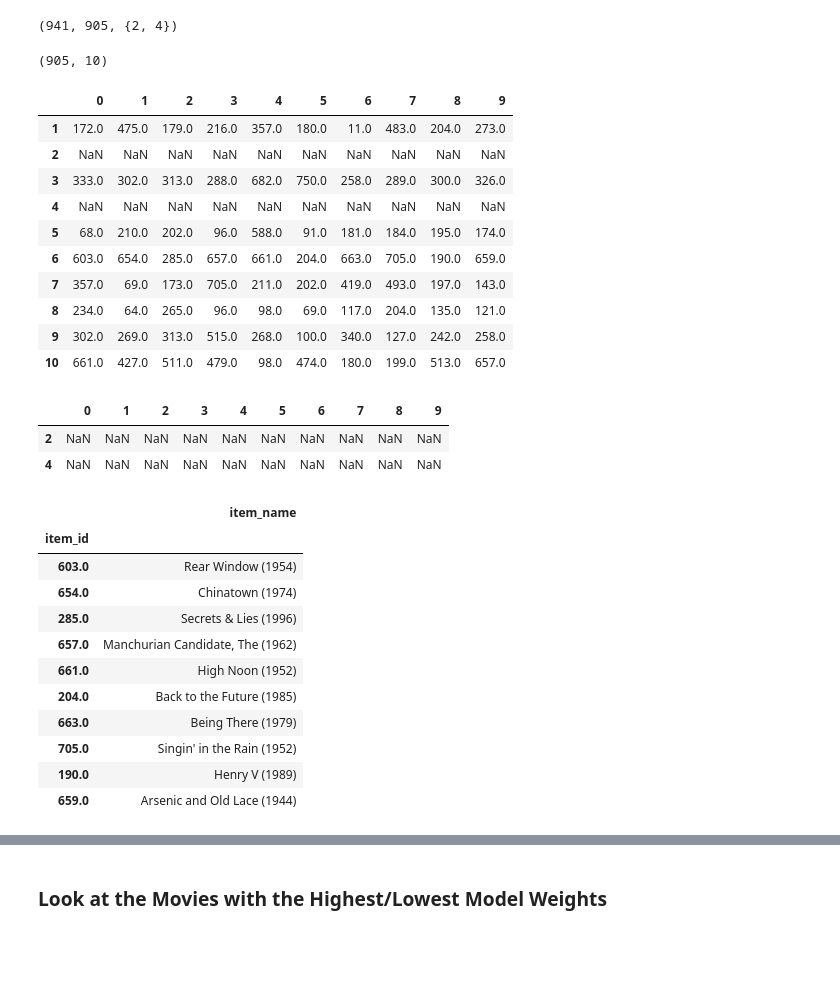
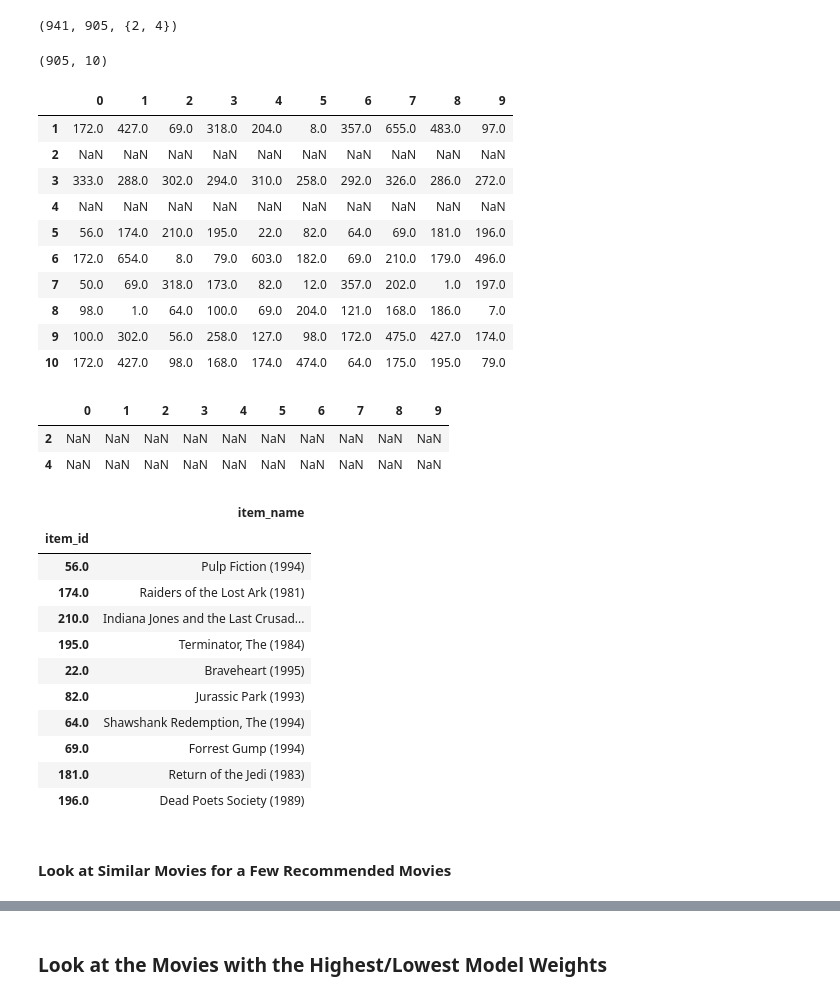
Before and after one commit to etlundquist/rankfm, a Jupyter notebook: notebooks/movielens-example.ipynb, the cells around one changed output, grey strips where cells are left out. Saved outputs shown, nothing was run; the diff lists cells and outputs as text; code cells hidden in the pictures; blank space fills up the shorter version.

Commit message:
added similar user/item methods

```diff
--- a/notebooks/movielens-example.ipynb
+++ b/notebooks/movielens-example.ipynb
@@ -319,7 +319,7 @@ item_features[item_features.item_id.isin(pd.Series([0,1,2,3,4]).map(model.index_
 | 3 | 4 | 1 | 0 | 0 | 0 | 1 | ... |
 | 4 | 5 | 0 | 0 | 0 | 0 | 0 | ... |
 # %%
-model = RankFM(factors=10, learning_rate=0.05, regularization=0.01, sigma=0.1)
+model = RankFM(factors=10, learning_rate=0.10, regularization=0.01, sigma=0.1)
 model
 # %% [output]
 <rankfm.RankFM at 0x...>
@@ -329,6 +329,6 @@ model
 %%time
 
 # model.fit(interactions_train, item_features=item_features, epochs=50, verbose=True)
-model.fit(interactions_train, epochs=50, verbose=True)
+model.fit(interactions_train, epochs=25, verbose=True)
 # %% [output]
 training epoch: 0
@@ -351,2 +351,2 @@ Wall time: 12 s
 # %%
-model.fit_partial(interactions_train, epochs=5, verbose=True)
+# model.fit_partial(interactions_train, epochs=5, verbose=True)
@@ -509,16 +493,16 @@ recommendations.head(10)
 # %% [output]
 (905, 10)
 |  | 0 | 1 | 2 | 3 | 4 | 5 | 6 | 7 | 8 | 9 |
-| 1 | 172.0 | 475.0 | 179.0 | 216.0 | 357.0 | 180.0 | 11.0 | 483.0 | 204.0 | 273.0 |
+| 1 | 172.0 | 427.0 | 69.0 | 318.0 | 204.0 | 8.0 | 357.0 | 655.0 | 483.0 | 97.0 |
 | 2 | NaN | NaN | NaN | NaN | NaN | NaN | NaN | NaN | NaN | NaN |
-| 3 | 333.0 | 302.0 | 313.0 | 288.0 | 682.0 | 750.0 | 258.0 | 289.0 | 300.0 | 326.0 |
+| 3 | 333.0 | 288.0 | 302.0 | 294.0 | 310.0 | 258.0 | 292.0 | 326.0 | 286.0 | 272.0 |
 | 4 | NaN | NaN | NaN | NaN | NaN | NaN | NaN | NaN | NaN | NaN |
-| 5 | 68.0 | 210.0 | 202.0 | 96.0 | 588.0 | 91.0 | 181.0 | 184.0 | 195.0 | 174.0 |
-| 6 | 603.0 | 654.0 | 285.0 | 657.0 | 661.0 | 204.0 | 663.0 | 705.0 | 190.0 | 659.0 |
-| 7 | 357.0 | 69.0 | 173.0 | 705.0 | 211.0 | 202.0 | 419.0 | 493.0 | 197.0 | 143.0 |
-| 8 | 234.0 | 64.0 | 265.0 | 96.0 | 98.0 | 69.0 | 117.0 | 204.0 | 135.0 | 121.0 |
-| 9 | 302.0 | 269.0 | 313.0 | 515.0 | 268.0 | 100.0 | 340.0 | 127.0 | 242.0 | 258.0 |
-| 10 | 661.0 | 427.0 | 511.0 | 479.0 | 98.0 | 474.0 | 180.0 | 199.0 | 513.0 | 657.0 |
+| 5 | 56.0 | 174.0 | 210.0 | 195.0 | 22.0 | 82.0 | 64.0 | 69.0 | 181.0 | 196.0 |
+| 6 | 172.0 | 654.0 | 8.0 | 79.0 | 603.0 | 182.0 | 69.0 | 210.0 | 179.0 | 496.0 |
+| 7 | 50.0 | 69.0 | 318.0 | 173.0 | 82.0 | 12.0 | 357.0 | 202.0 | 1.0 | 197.0 |
+| 8 | 98.0 | 1.0 | 64.0 | 100.0 | 69.0 | 204.0 | 121.0 | 168.0 | 186.0 | 7.0 |
+| 9 | 100.0 | 302.0 | 56.0 | 258.0 | 127.0 | 98.0 | 172.0 | 475.0 | 427.0 | 174.0 |
+| 10 | 172.0 | 427.0 | 98.0 | 168.0 | 174.0 | 474.0 | 64.0 | 175.0 | 195.0 | 79.0 |
 # %%
 recommendations[recommendations.isnull().any(axis=1)]
 # %% [output]
@@ -526,20 +510,22 @@ recommendations[recommendations.isnull().any(axis=1)]
 | 2 | NaN | NaN | NaN | NaN | NaN | NaN | NaN | NaN | NaN | NaN |
 | 4 | NaN | NaN | NaN | NaN | NaN | NaN | NaN | NaN | NaN | NaN |
 # %%
-user_id = 6
+user_id = 5
 user_recs = recommendations.loc[user_id]
 user_item_names = item_names[item_names.item_id.isin(user_recs)].set_index('item_id').loc[user_recs]
 user_item_names
 # %% [output]
 |  | item_name |
 | item_id |  |
-| 603.0 | Rear Window (1954) |
-| 654.0 | Chinatown (1974) |
-| 285.0 | Secrets & Lies (1996) |
-| 657.0 | Manchurian Candidate, The (1962) |
-| 661.0 | High Noon (1952) |
-| 204.0 | Back to the Future (1985) |
-| 663.0 | Being There (1979) |
-| 705.0 | Singin' in the Rain (1952) |
-| 190.0 | Henry V (1989) |
-| 659.0 | Arsenic and Old Lace (1944) |
+| 56.0 | Pulp Fiction (1994) |
+| 174.0 | Raiders of the Lost Ark (1981) |
+| 210.0 | Indiana Jones and the Last Crusad... |
+| 195.0 | Terminator, The (1984) |
+| 22.0 | Braveheart (1995) |
+| 82.0 | Jurassic Park (1993) |
+| 64.0 | Shawshank Redemption, The (1994) |
+| 69.0 | Forrest Gump (1994) |
+| 181.0 | Return of the Jedi (1983) |
+| 196.0 | Dead Poets Society (1989) |
+# %% [markdown]
+#### Look at Similar Movies for a Few Recommended Movies
```
Also changed, not shown: parts of 28 cells of this notebook, 1 other file.
